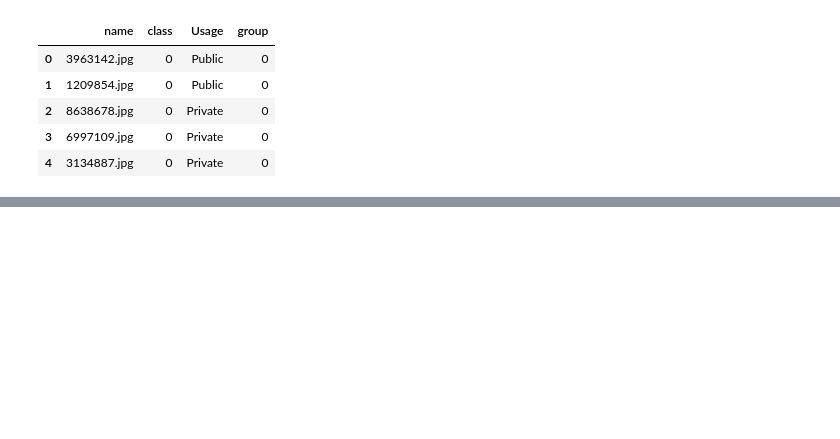
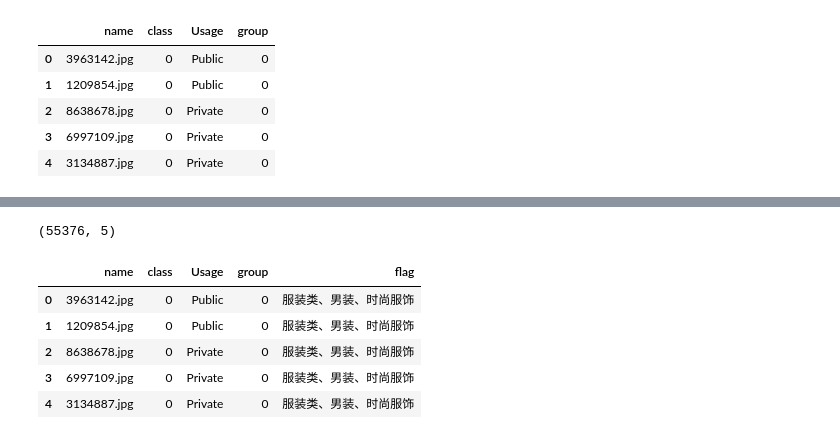
Before and after one commit to Chevolier/nova-image-tagging, a Jupyter notebook: prepare_data.ipynb, the cells around one changed output, grey strips where cells are left out. Drawn from its saved outputs; the diff is of its cells as text; code cells hidden in the pictures; blank space fills up the shorter version.

Commit message:
finish merging data

```diff
--- a/prepare_data.ipynb
+++ b/prepare_data.ipynb
@@ -115,0 +64,6 @@ Showing 10 images from group 315
+# %%
+group_label_path = "data/Product10K/group_label.csv"
+group_label_df = pd.read_csv(group_label_path)
+# group_label_df['label'] = group_label_df['label'].apply(lambda x: x.replace('-', '、'))
+# group_label_df.to_csv(group_label_path)
+group_label_df.head()
@@ -115,0 +77,12 @@ Showing 10 images from group 315
+# %%
+test_df = pd.merge(test_df, group_label_df, on='group')
+print(test_df.shape)
+test_df.head()
+# %% [output]
+(55376, 5)
+|  | name | class | Usage | group | flag |
+| 0 | 3963142.jpg | 0 | Public | 0 | 服装类、男装、时尚服饰 |
+| 1 | 1209854.jpg | 0 | Public | 0 | 服装类、男装、时尚服饰 |
+| 2 | 8638678.jpg | 0 | Private | 0 | 服装类、男装、时尚服饰 |
+| 3 | 6997109.jpg | 0 | Private | 0 | 服装类、男装、时尚服饰 |
+| 4 | 3134887.jpg | 0 | Private | 0 | 服装类、男装、时尚服饰 |
```
Also changed, not shown: parts of 27 cells of this notebook, 1 other file.
